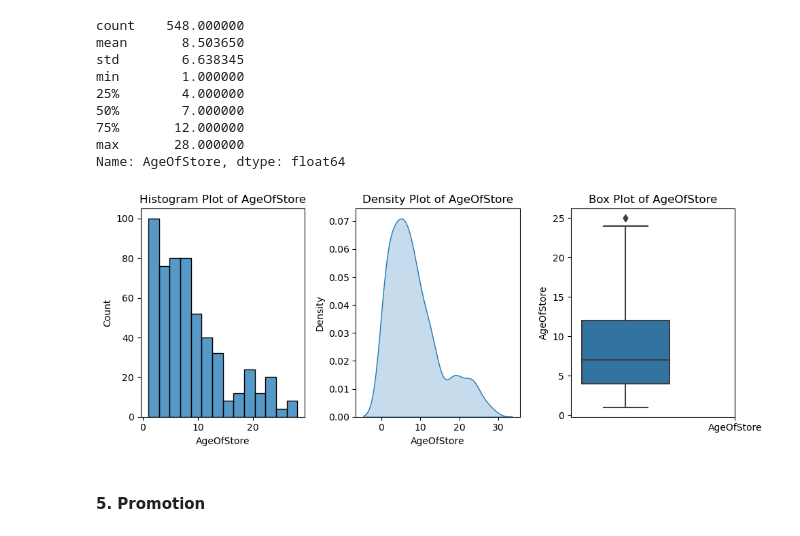
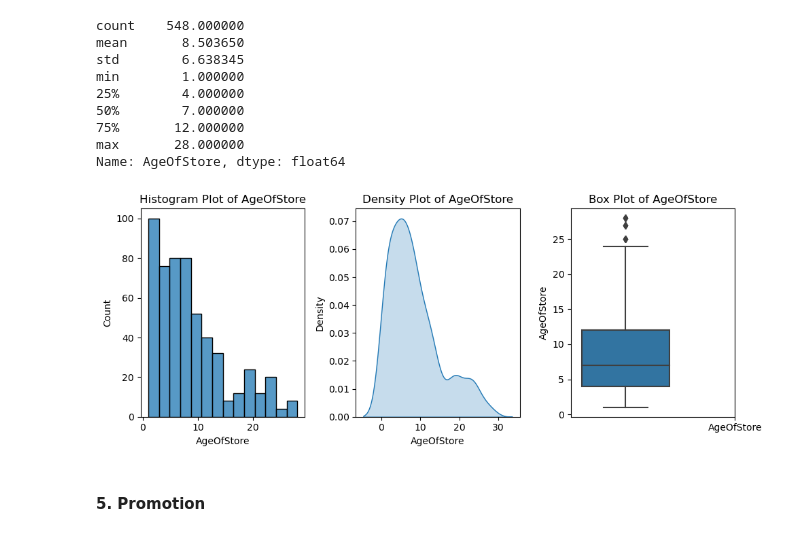
Before and after one commit to Singhal-Piyush/AB_Testing_Fast_Food_Chain, a Jupyter notebook: Fast_Food_Marketing_Campaign_AB_Testing.ipynb, the cells around one changed output. Cells and saved outputs as stored; diff of their text form; code cells hidden in the pictures.

```diff
--- a/Fast_Food_Marketing_Campaign_AB_Testing.ipynb
+++ b/Fast_Food_Marketing_Campaign_AB_Testing.ipynb
@@ -267,7 +306,7 @@ We can see that Fast Food chain has most of its
 # %% [markdown]
 "LocationID" is store id for various store of fast food chain, hence we are droping it.
 # %%
-dataset.drop(labels = "LocationID", axis = 1,inplace = True)
+# dataset.drop(labels = "LocationID", axis = 1,inplace = True)
 # %% [markdown]
 #### 3. Age of Store
 # %%
@@ -312,32 +351,32 @@ Name: AgeOfStore, dtype: float64
 # %%
 variable = "AgeOfStore"
 
 # figure size
 plt.figure(figsize = (10,4))
 
 # Plot 1: Histogram Plot
 plt.subplot(1,3,1)
 sns.histplot(x = variable, data = dataset)
 plt.title(f"Histogram Plot of {variable}")
 
 # Plot 2: Density Plot
 plt.subplot(1,3,2)
 sns.kdeplot(x = variable, data = dataset, fill = True)
 plt.title(f"Density Plot of {variable}")
 
 # Plot 3: Box Plot
 plt.subplot(1,3,3)
-sns.boxplot(y = variable, data = dataset[dataset[variable]<=25])
+sns.boxplot(y = variable, data = dataset)
 plt.xticks(ticks = [1], labels = ["AgeOfStore"])
 plt.title(f"Box Plot of {variable}")
 
 # Adjust layout
 plt.tight_layout()
 
 # Show plot
 plt.show()
 # %% [output]
-[figure, old version]
+[figure, new version]
 # %% [markdown]
 #### 5. Promotion
 # %%
```
Also changed, not shown: parts of 30 cells of this notebook.
